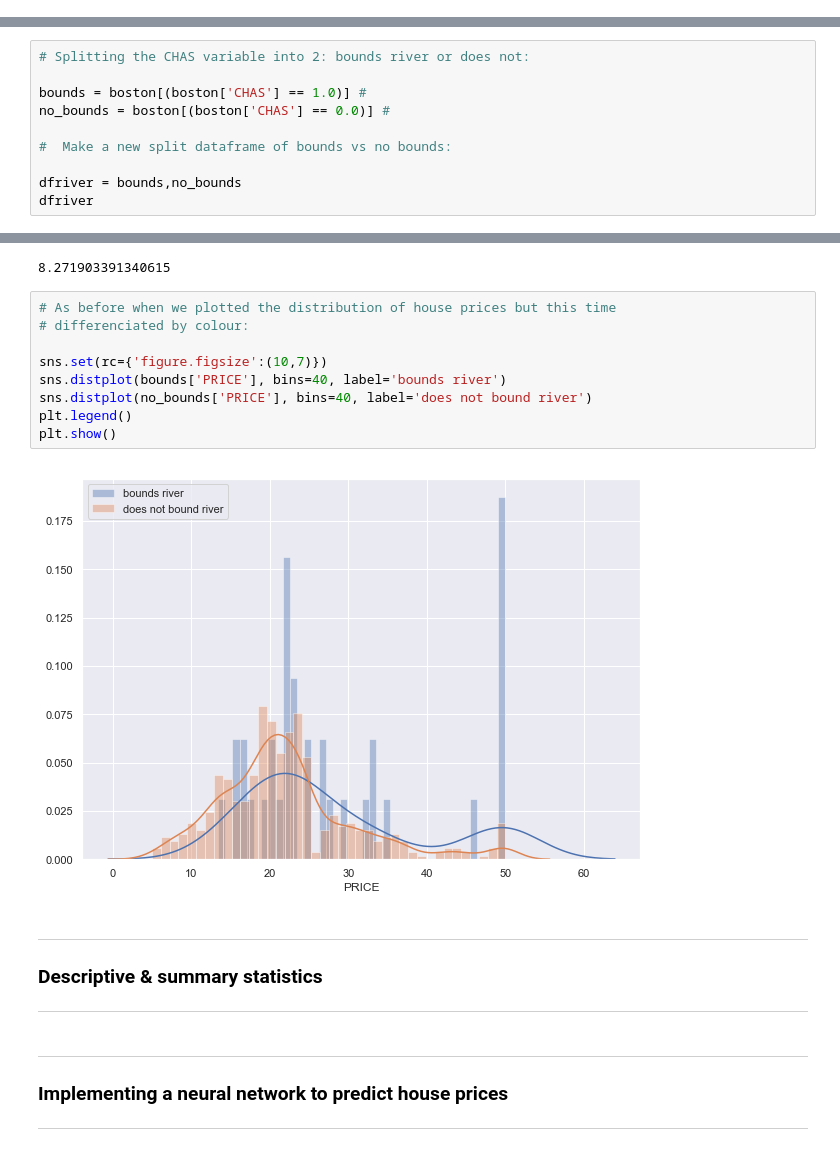
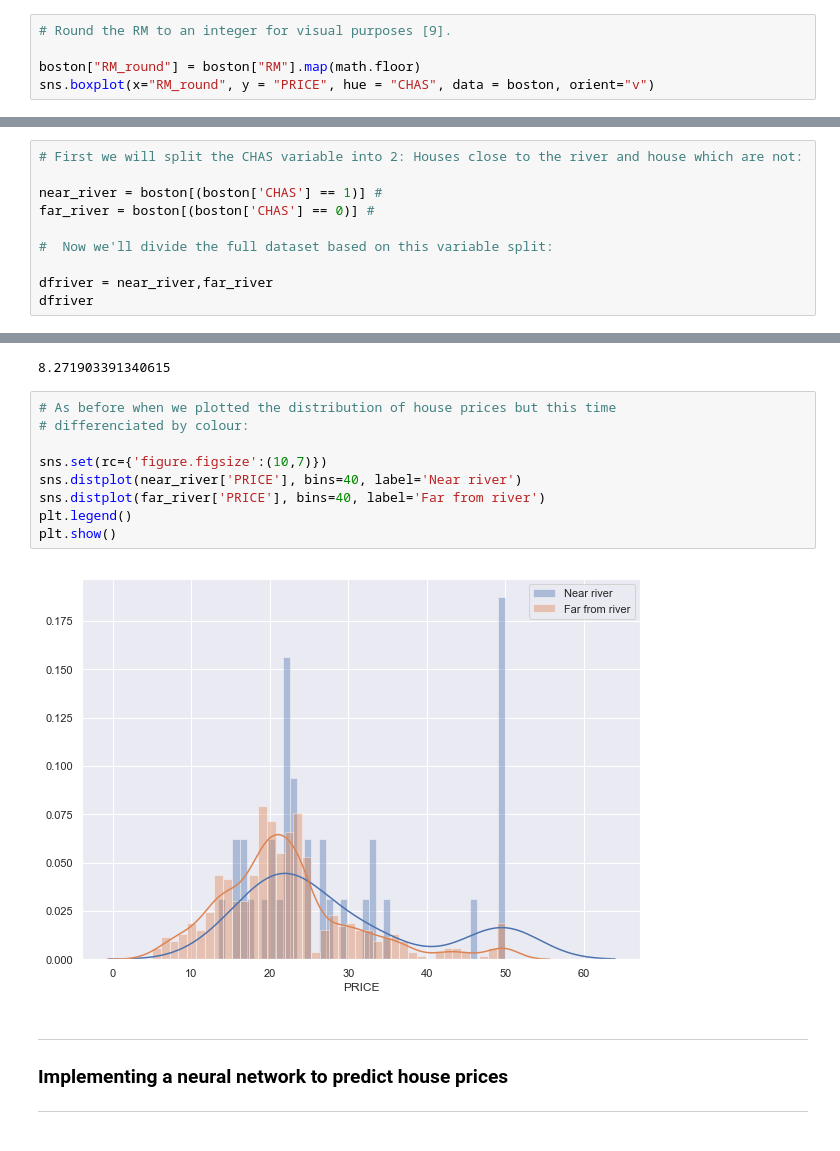
Before and after one commit to Datagatherer2357/Machine-Learning-and-Statistics-2019-Assessment, a Jupyter notebook: Machine-Learning-and-Statistics-2019-Assessment.ipynb, the cells around one changed output, grey strips where cells are left out. Drawn from its saved outputs; the diff is of its cells as text.

```diff
--- a/Machine-Learning-and-Statistics-2019-Assessment.ipynb
+++ b/Machine-Learning-and-Statistics-2019-Assessment.ipynb
@@ -230,0 +335,5 @@ plt.show()
+# %%
+# Round the RM to an integer for visual purposes [9].
+
+boston["RM_round"] = boston["RM"].map(math.floor)
+sns.boxplot(x="RM_round", y = "PRICE", hue = "CHAS", data = boston, orient="v")
@@ -252,12 +369,12 @@ Name: CHAS, Length: 506, dtype: float64
 # %%
-# Splitting the CHAS variable into 2: bounds river or does not:
+# First we will split the CHAS variable into 2: Houses close to the river and house which are not:
 
-bounds = boston[(boston['CHAS'] == 1.0)] #
-no_bounds = boston[(boston['CHAS'] == 0.0)] #
+near_river = boston[(boston['CHAS'] == 1)] #
+far_river = boston[(boston['CHAS'] == 0)] #
 
-#  Make a new split dataframe of bounds vs no bounds:
+#  Now we'll divide the full dataset based on this variable split:
 
-dfriver = bounds,no_bounds
+dfriver = near_river,far_river
 dfriver
 # %% [output]
 (        CRIM    ZN  INDUS  CHAS     NOX     RM    AGE     DIS   RAD    TAX  \
@@ -406,18 +552,14 @@ stat
 # %%
 # As before when we plotted the distribution of house prices but this time
 # differenciated by colour:
 
 sns.set(rc={'figure.figsize':(10,7)})
-sns.distplot(bounds['PRICE'], bins=40, label='bounds river')
-sns.distplot(no_bounds['PRICE'], bins=40, label='does not bound river')
+sns.distplot(near_river['PRICE'], bins=40, label='Near river')
+sns.distplot(far_river['PRICE'], bins=40, label='Far from river')
 plt.legend()
 plt.show()
 # %% [output]
-[figure, old version]
+[figure, new version]
-# %% [markdown]
-***
-### Descriptive & summary statistics
-***
 # %% [markdown]
 ***
 ### Implementing a neural network to predict house prices
```
Also changed, not shown: parts of 38 cells of this notebook.
